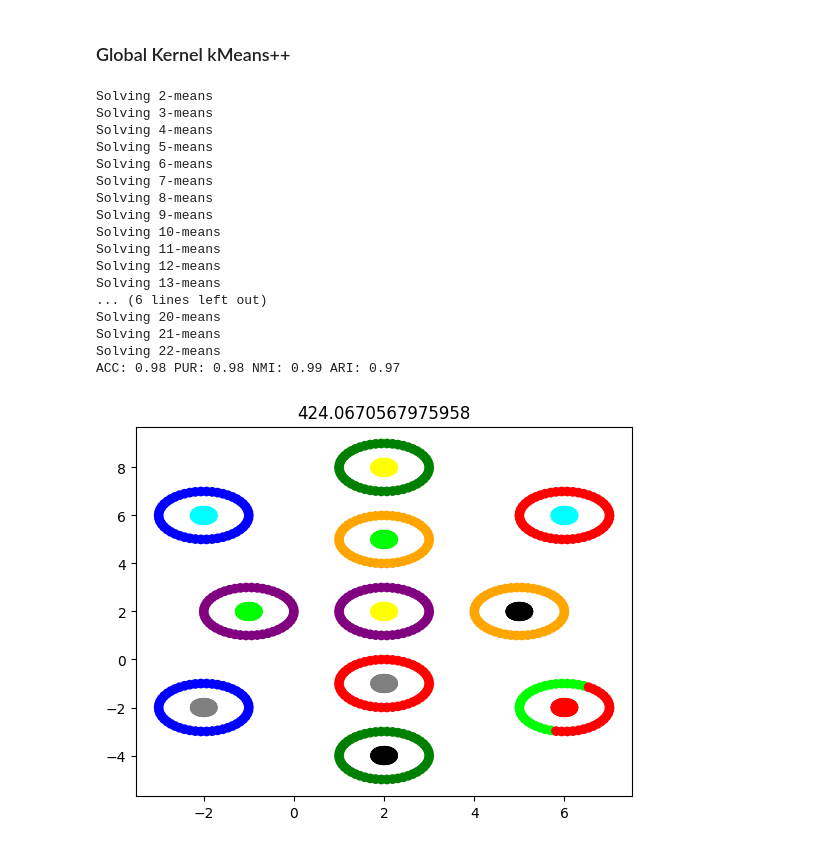
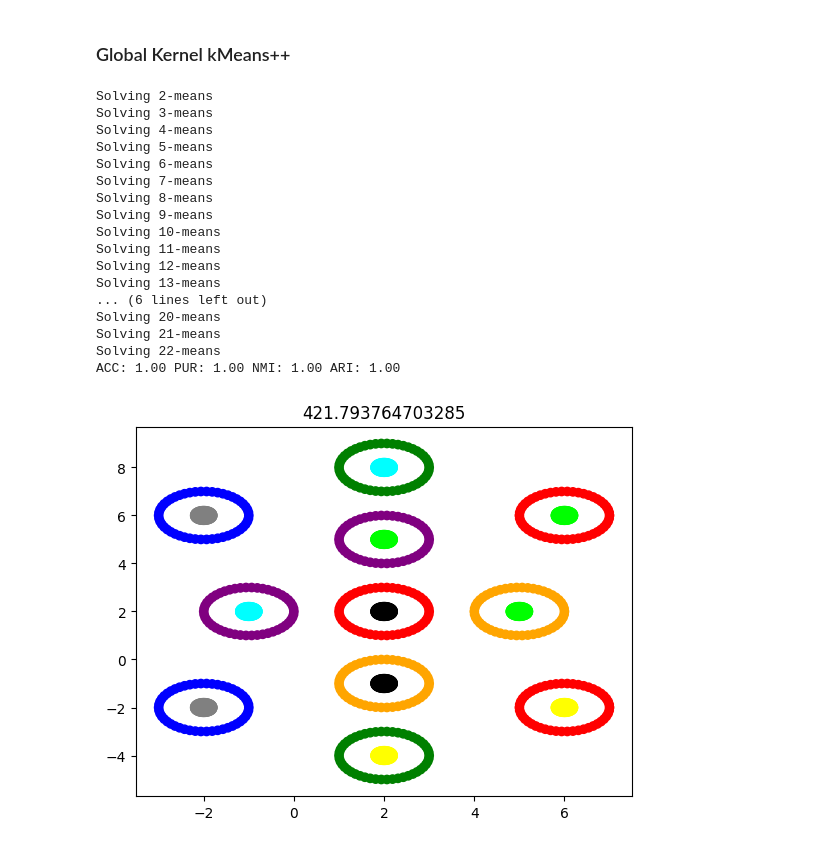
Before and after one commit to gvardakas/global-kernel-k-means-pp, a Jupyter notebook: Kernel k-means.ipynb, the cells around one changed output. Saved outputs shown, nothing was run; the diff lists cells and outputs as text; code cells hidden in the pictures.

```diff
--- a/Kernel k-means.ipynb
+++ b/Kernel k-means.ipynb
@@ -53,10 +59,11 @@ ACC: 0.64 PUR: 0.66 NMI: 0.84 ARI: 0.60
 # %% [markdown]
 ### Kernel kMeans
 # %%
-kernel_kmeans = TSKernelKMeans(n_clusters=K, n_init=10, kernel='precomputed').fit(kernel_matrix)
-acc, pur, nmi, ari = evaluator.evaluate_model(y, kernel_kmeans.labels_)
-evaluator.print_evaluation()
-plt.scatter(X[:, 0], X[:, 1], c=kernel_kmeans.labels_, cmap=ListedColormap(colors))
-plt.show()
+if(kernelKMeans_is_enabled):
+    kernel_kmeans = TSKernelKMeans(n_clusters=K, n_init=10, kernel='precomputed').fit(kernel_matrix)
+    acc, pur, nmi, ari = evaluator.evaluate_model(y, kernel_kmeans.labels_)
+    evaluator.print_evaluation()
+    plt.scatter(X[:, 0], X[:, 1], c=kernel_kmeans.labels_, cmap=ListedColormap(colors))
+    plt.show()
 # %% [output]
 ACC: 0.68 PUR: 0.71 NMI: 0.86 ARI: 0.64
@@ -80,10 +106,11 @@ ACC: 0.67 PUR: 0.74 NMI: 0.88 ARI: 0.68
 # %% [markdown]
 ### Global Kernel kMeans
 # %%
-globalKernelKMeans = GlobalKernelKMeans(n_clusters=K, kernel_matrix=kernel_matrix)
-globalKernelKMeans.fit(X)
-acc, pur, nmi, ari = evaluator.evaluate_model(y, globalKernelKMeans.labels_[K])
-evaluator.print_evaluation()
-plt.scatter(X[:, 0], X[:, 1], c=globalKernelKMeans.labels_[K], cmap=ListedColormap(colors))
-plt.title(globalKernelKMeans.inertia_[K])
-plt.show()
+if(globalKernelKMeans_is_enabled):
+    globalKernelKMeans = GlobalKernelKMeans(n_clusters=K, kernel_matrix=kernel_matrix, verbose=1)
+    globalKernelKMeans.fit(X)
+    acc, pur, nmi, ari = evaluator.evaluate_model(y, globalKernelKMeans.labels_[K])
+    evaluator.print_evaluation()
+    plt.scatter(X[:, 0], X[:, 1], c=globalKernelKMeans.labels_[K], cmap=ListedColormap(colors))
+    plt.title(globalKernelKMeans.inertia_[K])
+    plt.show()
@@ -93,29 +117,30 @@ ACC: 1.00 PUR: 1.00 NMI: 1.00 ARI: 1.00
 # %% [markdown]
 ### Global Kernel kMeans++
 # %%
-globalKernelKMeansPP = GlobalKernelKMeansPP(n_clusters=K, kernel_matrix=kernel_matrix, n_candidates=50, sampling='batch', verbose=1)
-globalKernelKMeansPP.fit(X)
-acc, pur, nmi, ari = evaluator.evaluate_model(y, globalKernelKMeansPP.labels_[K])
-evaluator.print_evaluation()
-plt.scatter(X[:, 0], X[:, 1], c=globalKernelKMeansPP.labels_[K], cmap=ListedColormap(colors))
-plt.title(globalKernelKMeansPP.inertia_[K])
-plt.show()
+if(globalKernelKMeansPP_is_enabled):
+    globalKernelKMeansPP = GlobalKernelKMeansPP(n_clusters=K, kernel_matrix=kernel_matrix, n_candidates=100, sampling='batch', verbose=1)
+    globalKernelKMeansPP.fit(X)
+    acc, pur, nmi, ari = evaluator.evaluate_model(y, globalKernelKMeansPP.labels_[K])
+    evaluator.print_evaluation()
+    plt.scatter(X[:, 0], X[:, 1], c=globalKernelKMeansPP.labels_[K], cmap=ListedColormap(colors))
+    plt.title(globalKernelKMeansPP.inertia_[K])
+    plt.show()
 # %% [output]
 Solving 2-means
 Solving 3-means
 Solving 4-means
 Solving 5-means
 Solving 6-means
 Solving 7-means
 Solving 8-means
 Solving 9-means
 Solving 10-means
 Solving 11-means
 Solving 12-means
 Solving 13-means
 ... (6 lines left out)
 Solving 20-means
 Solving 21-means
 Solving 22-means
-ACC: 0.98 PUR: 0.98 NMI: 0.99 ARI: 0.97
+ACC: 1.00 PUR: 1.00 NMI: 1.00 ARI: 1.00
-[figure, old version]
+[figure, new version]
```
Also changed, not shown: parts of 5 cells of this notebook.
